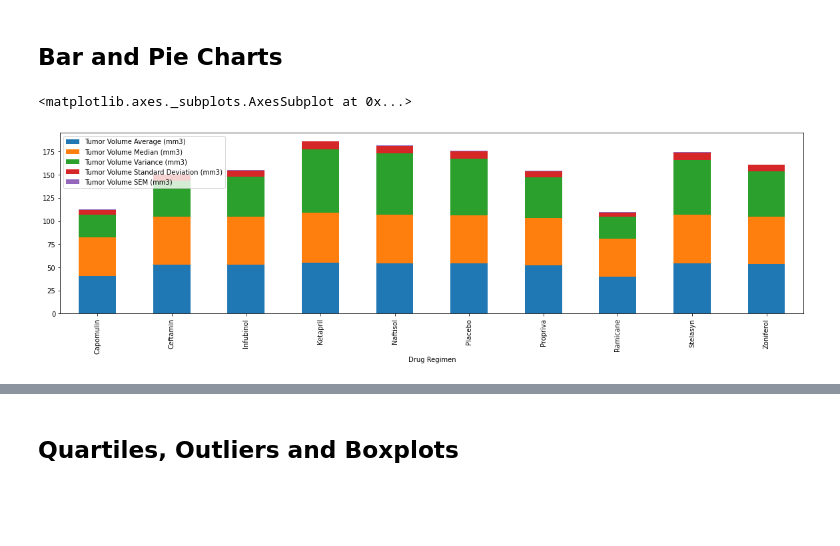
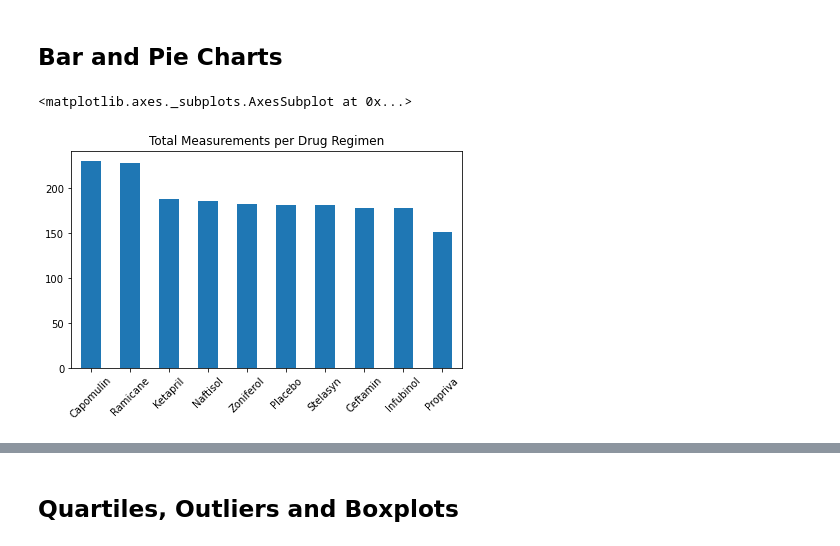
Before and after one commit to eenabow/Matplotlib_challenge, a Jupyter notebook: Pymaceuticals/pymaceuticals_starter.ipynb, the cells around one changed output, grey strips where cells are left out. Saved outputs shown, nothing was run; the diff lists cells and outputs as text; code cells hidden in the pictures; blank space fills up the shorter version.

Commit message:
Fixed Pie and Bar Charts

```diff
--- a/Pymaceuticals/pymaceuticals_starter.ipynb
+++ b/Pymaceuticals/pymaceuticals_starter.ipynb
@@ -163,12 +163,12 @@ aggregrated_drugs_df
 ## Bar and Pie Charts
 # %%
 #Generate a bar plot showing the total number of measurements taken on each drug regimen using pandas.
-multiplot= Grouped_drugs_summary.plot( kind="bar", figsize=(20,5), stacked= True)
-multiplot
+#Creating new df based on value counts of Drug Regimen to determine how many times that drug was measured
+Total_measurements=pd.DataFrame(Clean_study_df["Drug Regimen"].value_counts())
 
-# total_measurements = clean_df.groupby("Drug Regimen").count()["Mouse ID"]
 
-# total_measurements.plot(kind="bar")
+Total_measurements_pandas= Total_measurements.plot( kind="bar", figsize=(7,4), title= 'Total Measurements per Drug Regimen', legend = False, rot= 45)
+Total_measurements_pandas
 # %% [output]
 <matplotlib.axes._subplots.AxesSubplot at 0x...>
-[figure, old version]
+[figure, new version]
```
Also changed, not shown: parts of 9 cells of this notebook.
